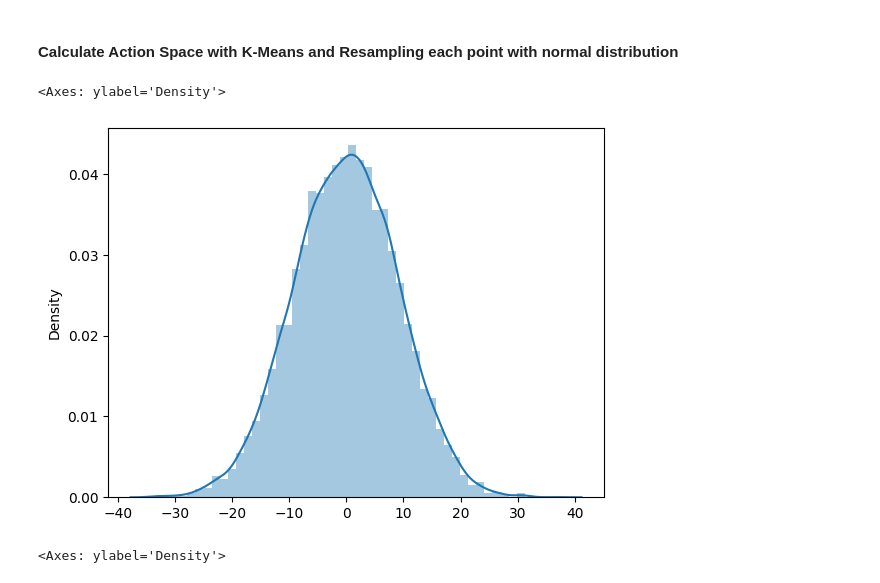
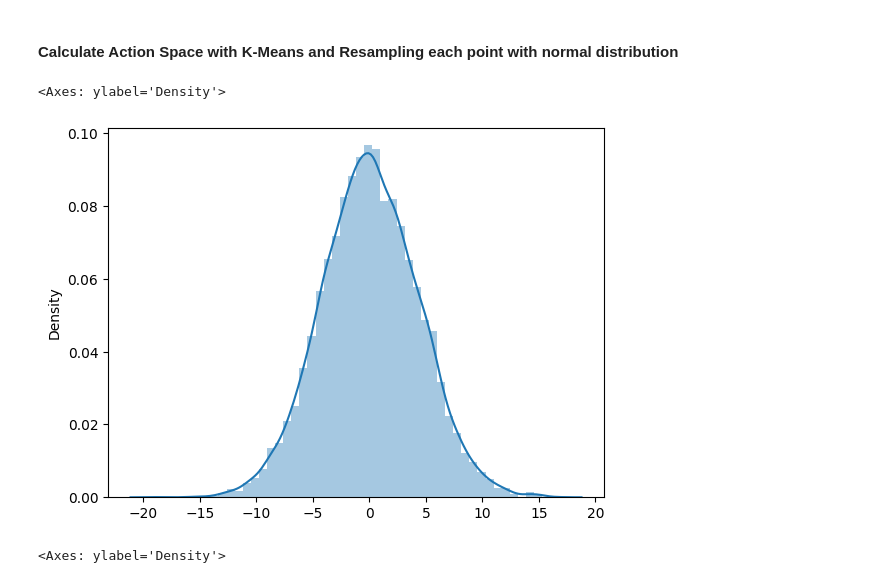
Before and after one commit to jackhorse1000/deepracer-on-the-spot, a Jupyter notebook: pre-computations/RaceLine_Speed_ActionSpace.ipynb, the cells around one changed output. Drawn from its saved outputs; the diff is of its cells as text; code cells hidden in the pictures.

```diff
--- a/pre-computations/RaceLine_Speed_ActionSpace.ipynb
+++ b/pre-computations/RaceLine_Speed_ActionSpace.ipynb
@@ -287,13 +302,13 @@ a = plt.title("Speed (red), Steering (green; positive=left)")
 # %% [markdown]
 #### Calculate Action Space with K-Means and Resampling each point with normal distribution
 # %%
-# Steering: Find standard deviation so that probability of >10 degrees steering is 5%
-steering_sd = -15 / stats.norm.ppf(0.05)
+# Steering: Find standard deviation so that probability of >10 degrees steering is 1%
+steering_sd = -10 / stats.norm.ppf(0.01)
 steering_sd
 sns.distplot(np.random.normal(0,steering_sd,10000))
 # %% [output]
 <Axes: ylabel='Density'>
-[figure, old version]
+[figure, new version]
 # %%
 # Velocity: Find standard deviation so that probability of >0.25m/s deviation is 0%
 # Note: Here, probability is set to 0%, so no noise regarding velocity
```
Also changed, not shown: parts of 14 cells of this notebook, 11 other files.
